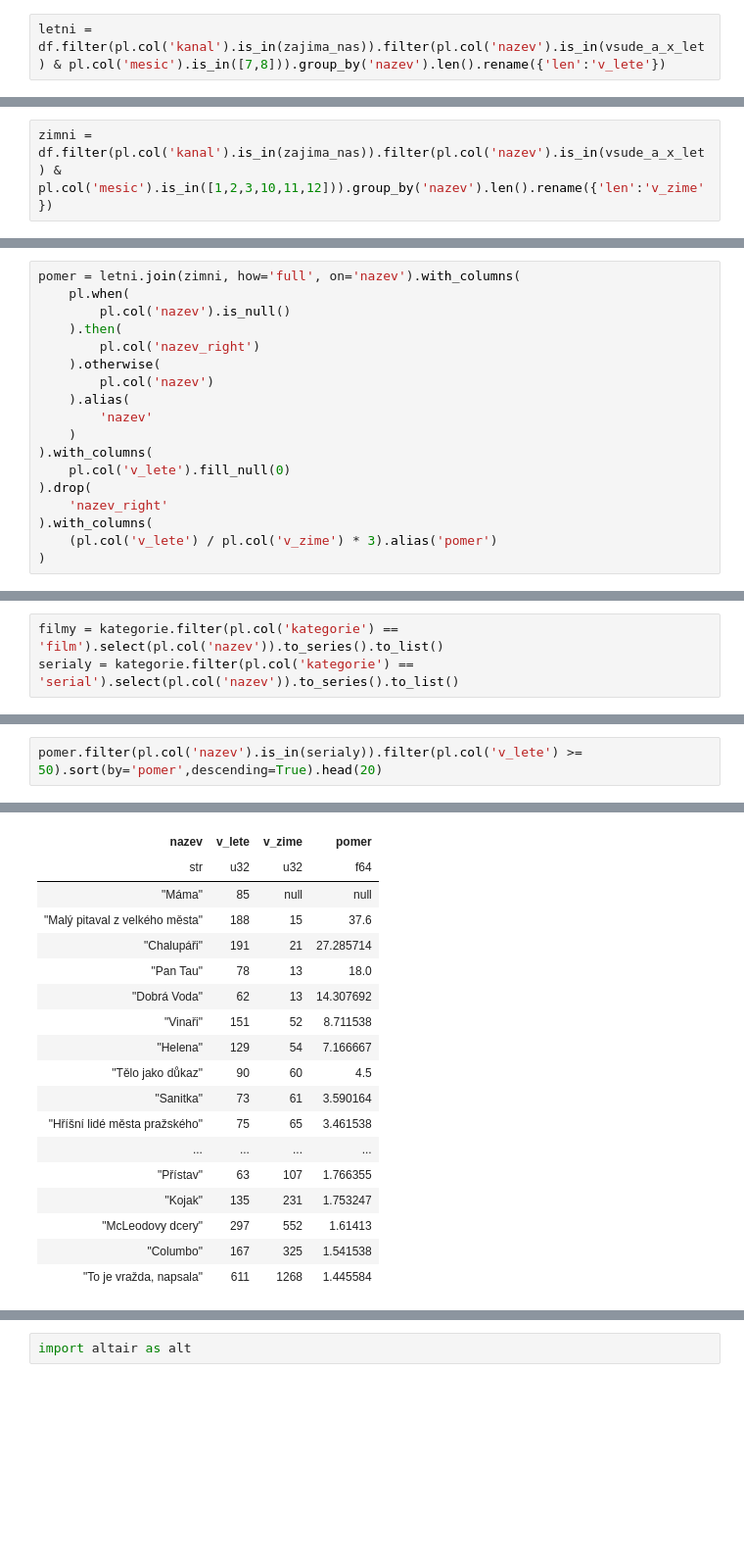
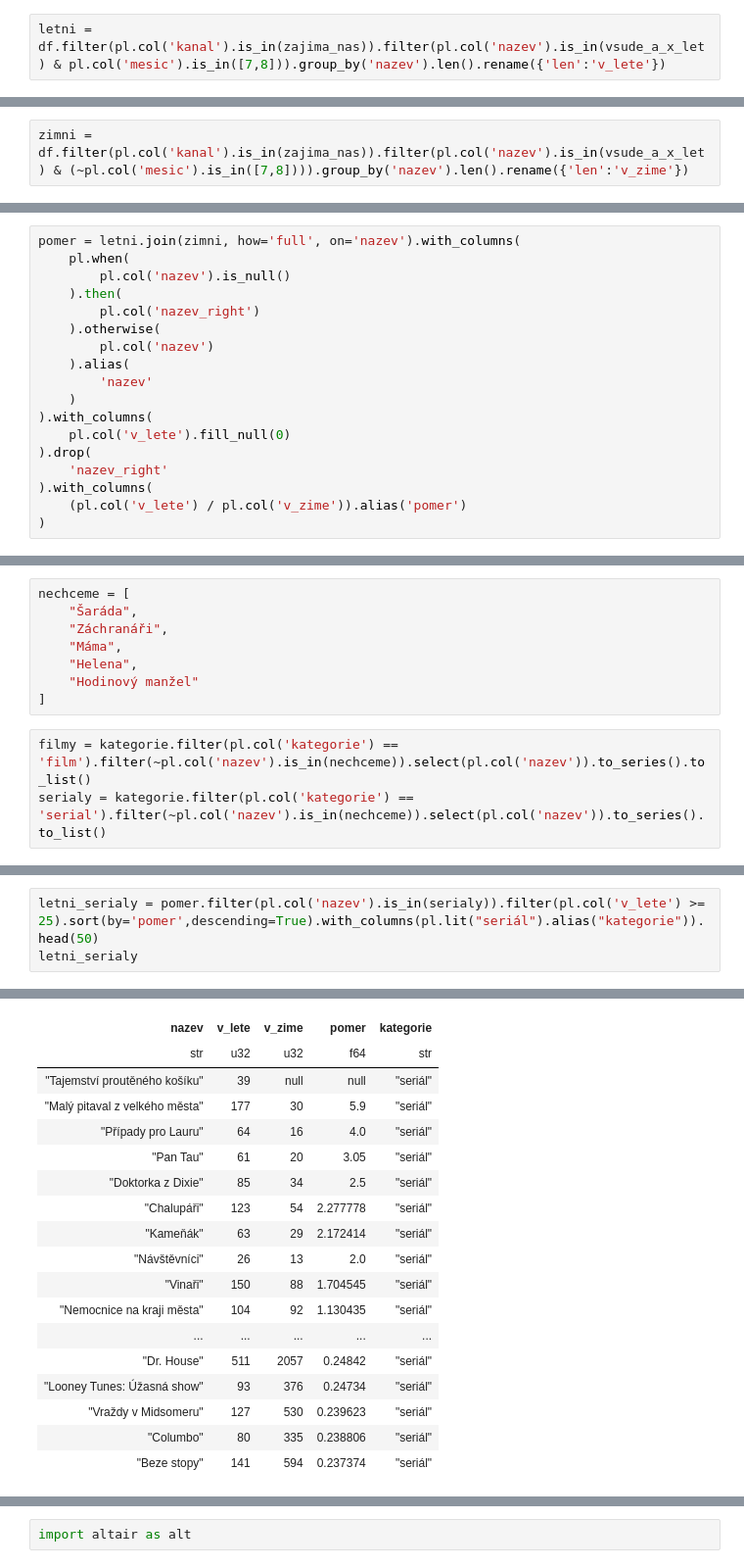
Before and after one commit to DataRozhlas/televizni-programy, a Jupyter notebook: 104_leto.ipynb, the cells around one changed output, grey strips where cells are left out. Shown: that part at 98% size. Cells and saved outputs as stored; diff of their text form; blank space fills up the shorter version.

```diff
--- a/104_leto.ipynb
+++ b/104_leto.ipynb
@@ -89,5 +119,5 @@ letni = df.filter(pl.col('kanal').is_in(zajima_nas)).filter(pl.col('nazev').is_i
 # %%
-zimni = df.filter(pl.col('kanal').is_in(zajima_nas)).filter(pl.col('nazev').is_in(vsude_a_x_let) & pl.col('mesic').is_in([1,2,3,10,11,12])).group_by('nazev').len().rename({'len':'v_zime'})
+zimni = df.filter(pl.col('kanal').is_in(zajima_nas)).filter(pl.col('nazev').is_in(vsude_a_x_let) & (~pl.col('mesic').is_in([7,8]))).group_by('nazev').len().rename({'len':'v_zime'})
 # %%
 kategorie = df.filter(pl.col("nazev").is_in(vsude_a_x_let)).group_by("nazev").agg(pl.col("kategorie").mode()).explode("kategorie").drop_nulls()
 kategorie = df.filter(pl.col("nazev").is_in(vsude_a_x_let)).group_by(['nazev','kategorie']).len().sort(by='len',descending=True).unique(subset=['nazev'], keep='first').drop('len').drop_nulls()
@@ -128,5 +158,5 @@ pomer = letni.join(zimni, how='full', on='nazev').with_columns(
 ).drop(
     'nazev_right'
 ).with_columns(
-    (pl.col('v_lete') / pl.col('v_zime') * 3).alias('pomer')
+    (pl.col('v_lete') / pl.col('v_zime')).alias('pomer')
 )
@@ -133,6 +170,14 @@ pomer = letni.join(zimni, how='full', on='nazev').with_columns(
+# %%
+nechceme = [
+    "Šaráda",
+    "Záchranáři",
+    "Máma",
+    "Helena",
+    "Hodinový manžel"
+]
 # %%
-filmy = kategorie.filter(pl.col('kategorie') == 'film').select(pl.col('nazev')).to_series().to_list()
-serialy = kategorie.filter(pl.col('kategorie') == 'serial').select(pl.col('nazev')).to_series().to_list()
+filmy = kategorie.filter(pl.col('kategorie') == 'film').filter(~pl.col('nazev').is_in(nechceme)).select(pl.col('nazev')).to_series().to_list()
+serialy = kategorie.filter(pl.col('kategorie') == 'serial').filter(~pl.col('nazev').is_in(nechceme)).select(pl.col('nazev')).to_series().to_list()
 # %%
 pomer.filter(pl.col('nazev').str.contains('Hříšný t'))
 # %% [output]
@@ -166,3 +212,4 @@ shape: (20, 4)
 # %%
-pomer.filter(pl.col('nazev').is_in(serialy)).filter(pl.col('v_lete') >= 50).sort(by='pomer',descending=True).head(20)
+letni_serialy = pomer.filter(pl.col('nazev').is_in(serialy)).filter(pl.col('v_lete') >= 25).sort(by='pomer',descending=True).with_columns(pl.lit("seriál").alias("kategorie")).head(50)
+letni_serialy
 # %% [output]
@@ -170,18 +217,18 @@ shape: (20, 4)
-| nazev | v_lete | v_zime | pomer |
-| str | u32 | u32 | f64 |
-| "Máma" | 85 | null | null |
-| "Malý pitaval z velkého města" | 188 | 15 | 37.6 |
-| "Chalupáři" | 191 | 21 | 27.285714 |
-| "Pan Tau" | 78 | 13 | 18.0 |
-| "Dobrá Voda" | 62 | 13 | 14.307692 |
-| "Vinaři" | 151 | 52 | 8.711538 |
-| "Helena" | 129 | 54 | 7.166667 |
-| "Tělo jako důkaz" | 90 | 60 | 4.5 |
-| "Sanitka" | 73 | 61 | 3.590164 |
-| "Hříšní lidé města pražského" | 75 | 65 | 3.461538 |
-| ... | ... | ... | ... |
-| "Přístav" | 63 | 107 | 1.766355 |
-| "Kojak" | 135 | 231 | 1.753247 |
-| "McLeodovy dcery" | 297 | 552 | 1.61413 |
-| "Columbo" | 167 | 325 | 1.541538 |
-| "To je vražda, napsala" | 611 | 1268 | 1.445584 |
+| nazev | v_lete | v_zime | pomer | kategorie |
+| str | u32 | u32 | f64 | str |
+| "Tajemství proutěného košíku" | 39 | null | null | "seriál" |
+| "Malý pitaval z velkého města" | 177 | 30 | 5.9 | "seriál" |
+| "Případy pro Lauru" | 64 | 16 | 4.0 | "seriál" |
+| "Pan Tau" | 61 | 20 | 3.05 | "seriál" |
+| "Doktorka z Dixie" | 85 | 34 | 2.5 | "seriál" |
+| "Chalupáři" | 123 | 54 | 2.277778 | "seriál" |
+| "Kameňák" | 63 | 29 | 2.172414 | "seriál" |
+| "Návštěvníci" | 26 | 13 | 2.0 | "seriál" |
+| "Vinaři" | 150 | 88 | 1.704545 | "seriál" |
+| "Nemocnice na kraji města" | 104 | 92 | 1.130435 | "seriál" |
+| ... | ... | ... | ... | ... |
+| "Dr. House" | 511 | 2057 | 0.24842 | "seriál" |
+| "Looney Tunes: Úžasná show" | 93 | 376 | 0.24734 | "seriál" |
+| "Vraždy v Midsomeru" | 127 | 530 | 0.239623 | "seriál" |
+| "Columbo" | 80 | 335 | 0.238806 | "seriál" |
+| "Beze stopy" | 141 | 594 | 0.237374 | "seriál" |
```
Also changed, not shown: parts of 38 cells of this notebook.
